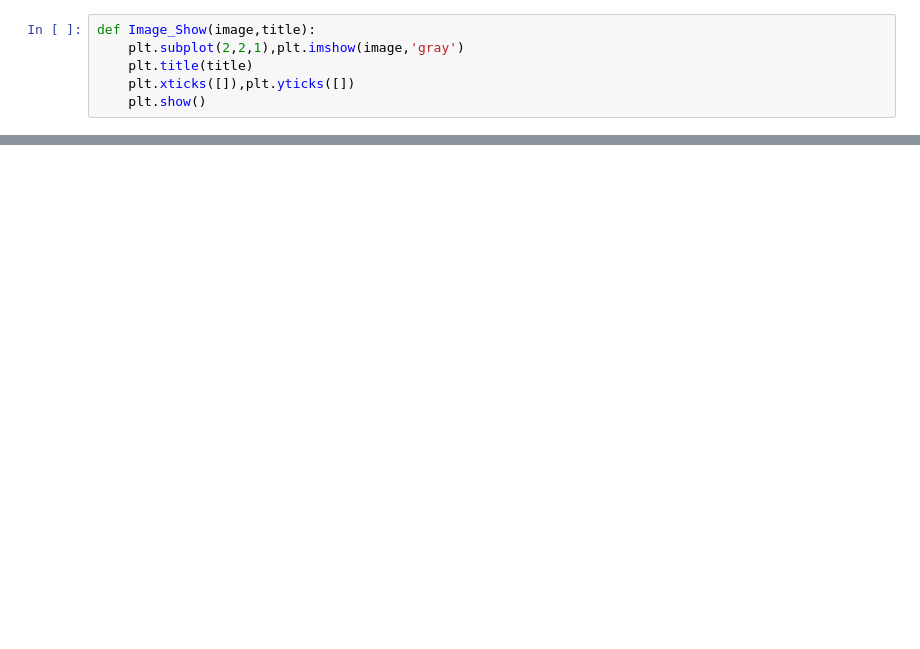
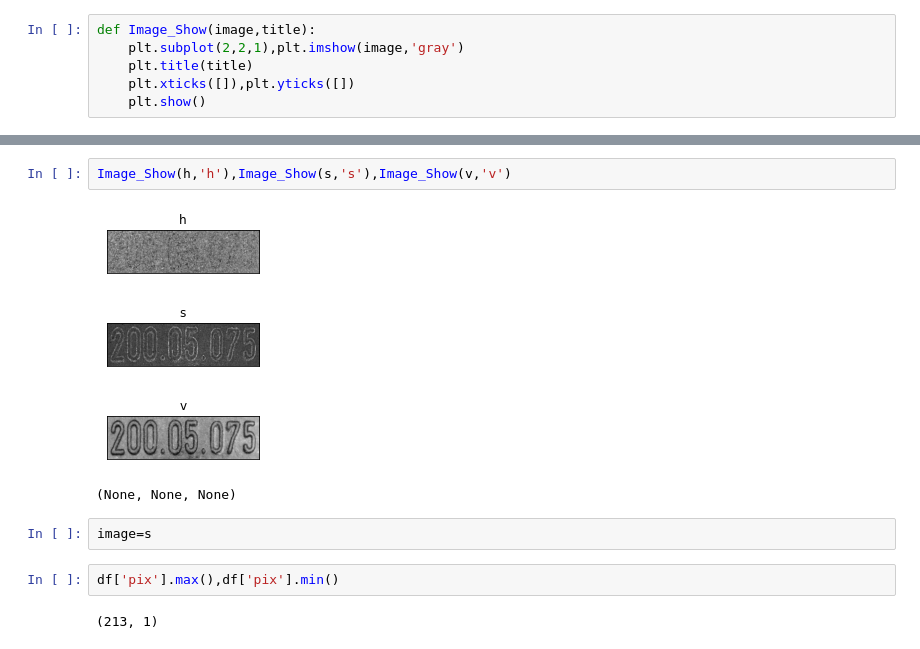
Before and after one commit to kiranpjclement/Image-Preprocessing, a Jupyter notebook: Segmenting_with_column_pixel_value.ipynb, the cells around one changed output, grey strips where cells are left out. Drawn from its saved outputs; the diff is of its cells as text; blank space fills up the shorter version.

```diff
--- a/Segmenting_with_column_pixel_value.ipynb
+++ b/Segmenting_with_column_pixel_value.ipynb
@@ -15,0 +101,13 @@ import seaborn as sns
+# %%
+Image_Show(h,'h'),Image_Show(s,'s'),Image_Show(v,'v')
+# %% [output]
+[figure, added]
+[figure, added]
+[figure, added]
+(None, None, None)
+# %%
+image=s
+# %%
+df['pix'].max(),df['pix'].min()
+# %% [output]
+(213, 1)
```
Also changed, not shown: parts of 19 cells of this notebook.
